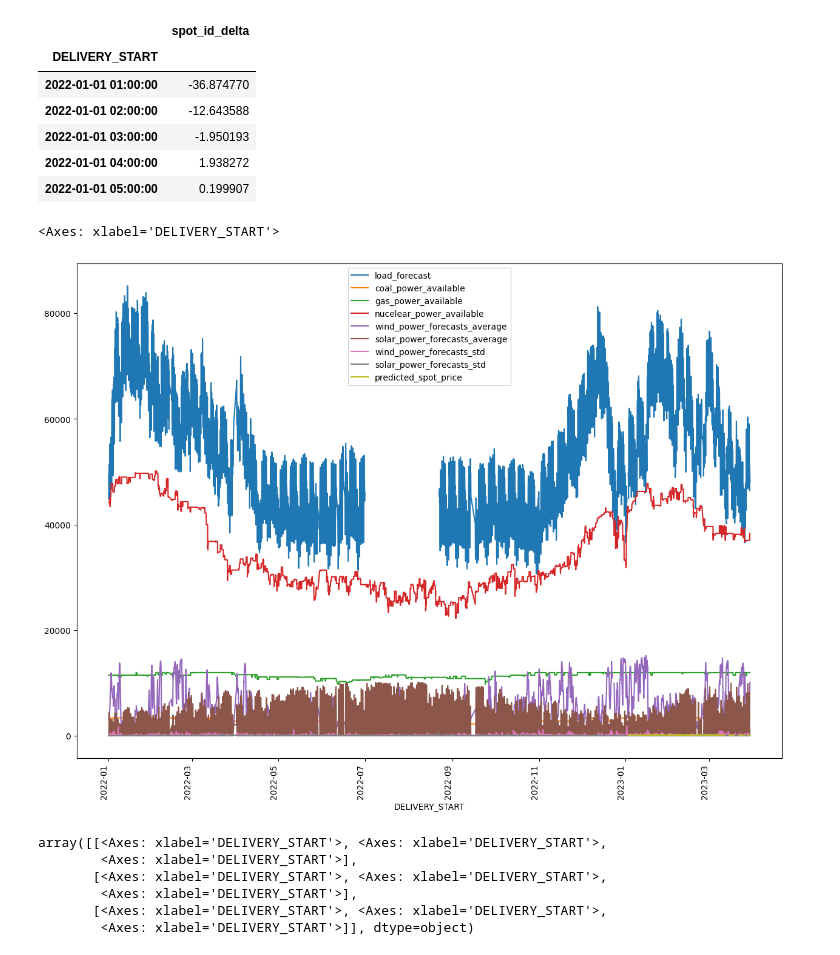
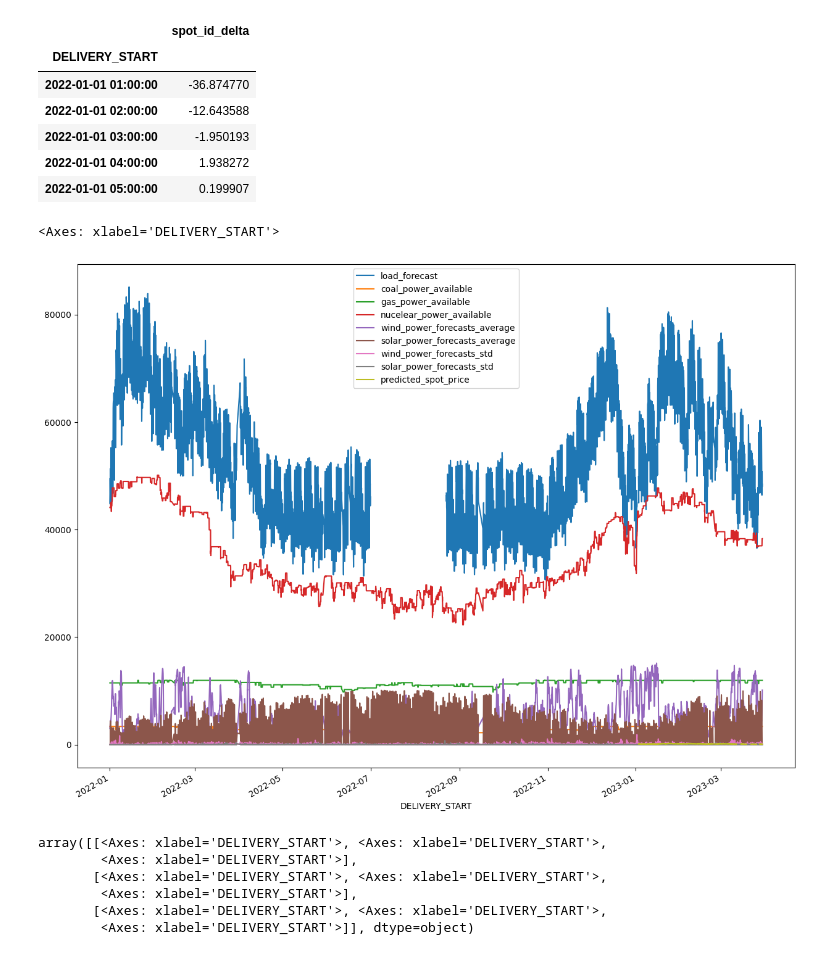
Before and after one commit to slokadjaja/electricity-price-forecasting, a Jupyter notebook: EDA.ipynb, the cells around one changed output. Cells and saved outputs as stored; diff of their text form; code cells hidden in the pictures.

```diff
--- a/EDA.ipynb
+++ b/EDA.ipynb
@@ -25,10 +26,10 @@ y_train.head()
 | 2022-01-01 04:00:00 | 1.938272 |
 | 2022-01-01 05:00:00 | 0.199907 |
 # %%
-X_train.plot(figsize=(15,12), rot=90)
+X_train.plot(figsize=(15,12))
 # %% [output]
 <Axes: xlabel='DELIVERY_START'>
-[figure, old version]
+[figure, new version]
 # %%
 X_train.plot(subplots=True, layout=(3,3), figsize=(15,12), rot=90)
 # %% [output]
```
Also changed, not shown: parts of 6 cells of this notebook, 6 other files.
